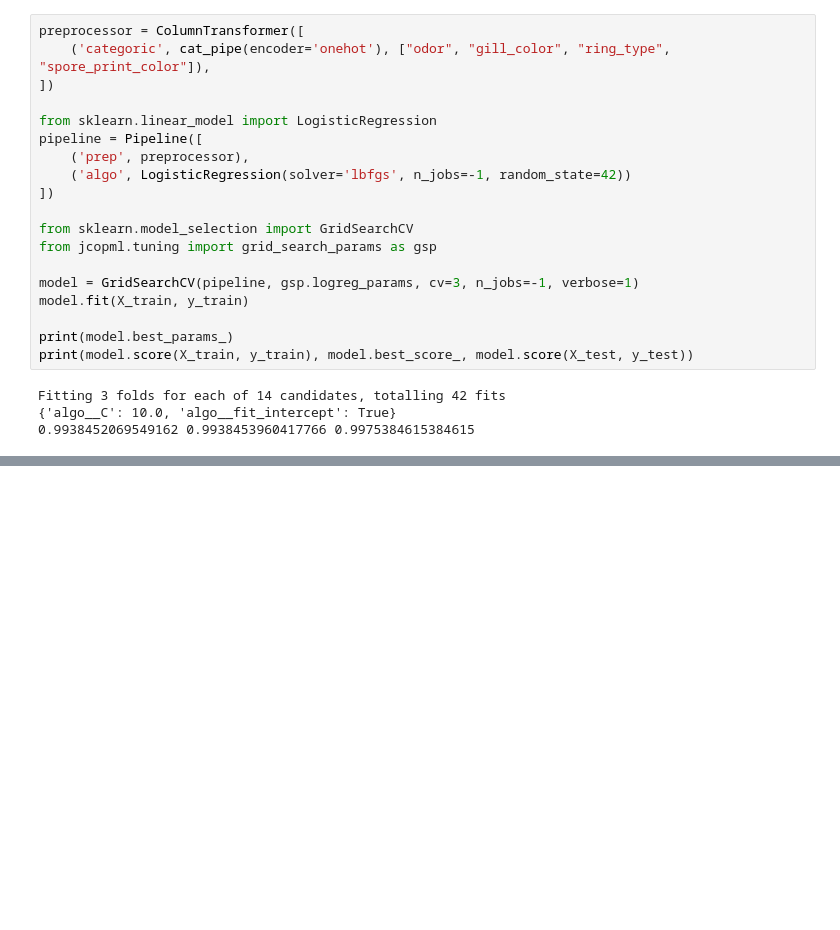
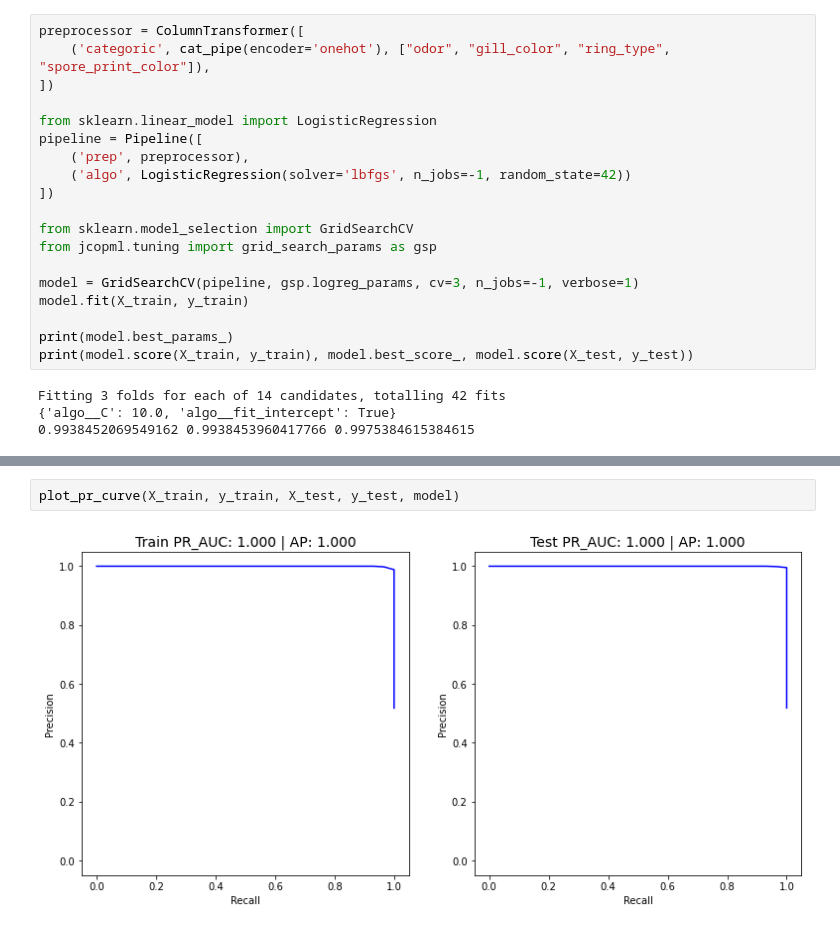
Before and after one commit to FransiscoReadyPermana/supervised_learning, a Jupyter notebook: 09 - Classification Evaluation/part 7 - Exercise.ipynb, the cells around one changed output, grey strips where cells are left out. Saved outputs shown, nothing was run; the diff lists cells and outputs as text; blank space fills up the shorter version.

```diff
--- a/09 - Classification Evaluation/part 7 - Exercise.ipynb
+++ b/09 - Classification Evaluation/part 7 - Exercise.ipynb
@@ -115,0 +149,4 @@ Fitting 3 folds for each of 14 candidates, totalling 42 fits
+# %%
+plot_pr_curve(X_train, y_train, X_test, y_test, model)
+# %% [output]
+[figure, added]
```
Also changed, not shown: parts of 12 cells of this notebook.
